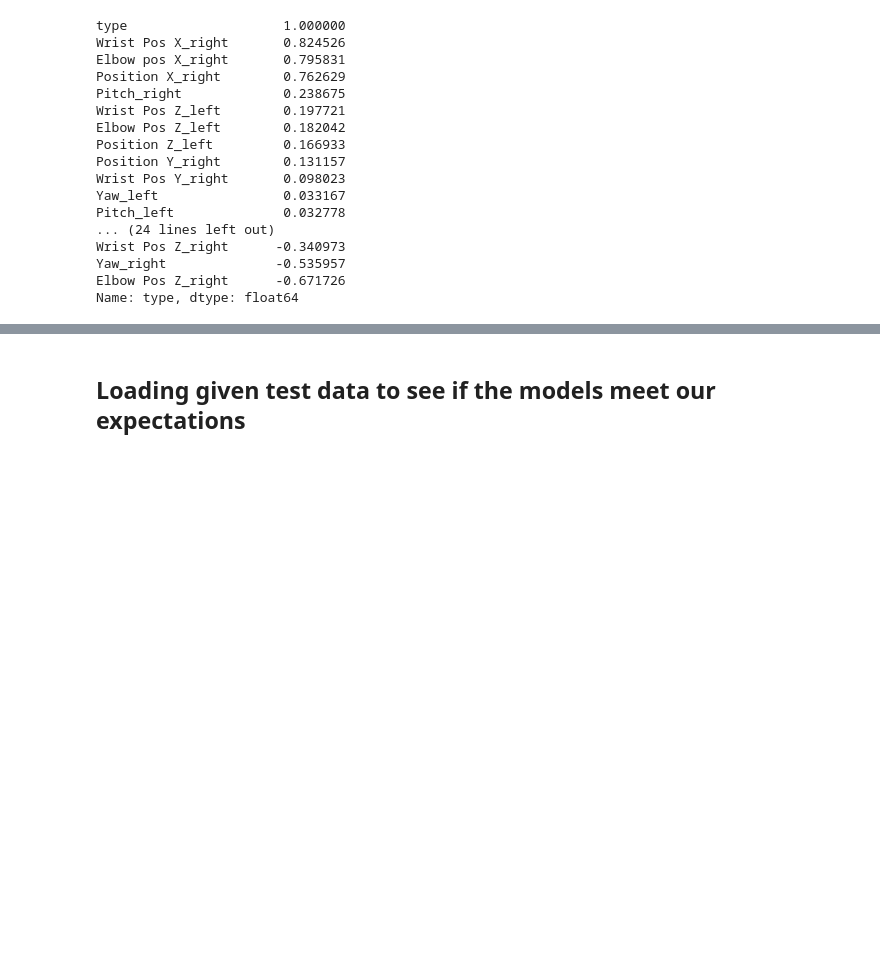
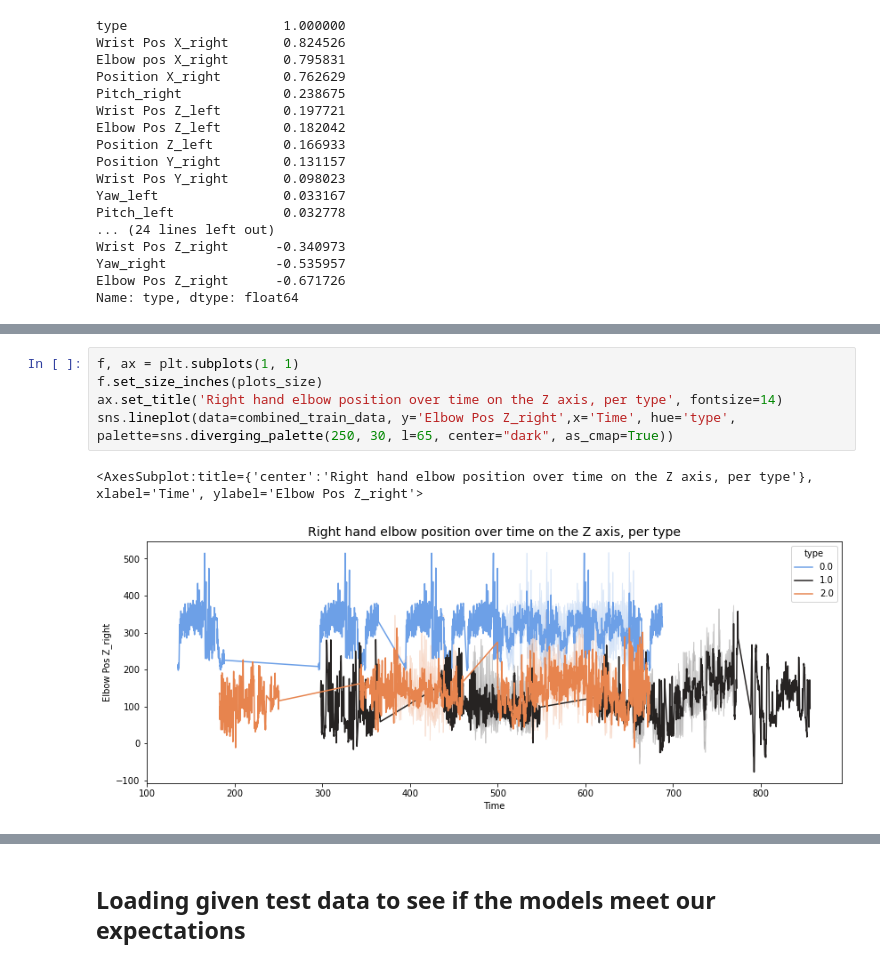
Before and after one commit to EitanKats/data-science-sem-b, a Jupyter notebook: HandsSync.ipynb, the cells around one changed output, grey strips where cells are left out. Cells and saved outputs as stored; diff of their text form; blank space fills up the shorter version.

```diff
--- a/HandsSync.ipynb
+++ b/HandsSync.ipynb
@@ -336,0 +337,8 @@ sns.lineplot(data=combined_train_data, y='Elbow pos X_right',x='Time', hue='type
+# %%
+f, ax = plt.subplots(1, 1)
+f.set_size_inches(plots_size)
+ax.set_title('Right hand elbow position over time on the Z axis, per type', fontsize=14)
+sns.lineplot(data=combined_train_data, y='Elbow Pos Z_right',x='Time', hue='type', palette=sns.diverging_palette(250, 30, l=65, center="dark", as_cmap=True))
+# %% [output]
+<AxesSubplot:title={'center':'Right hand elbow position over time on the Z axis, per type'}, xlabel='Time', ylabel='Elbow Pos Z_right'>
+[figure, added]
```
Also changed, not shown: parts of 16 cells of this notebook.
